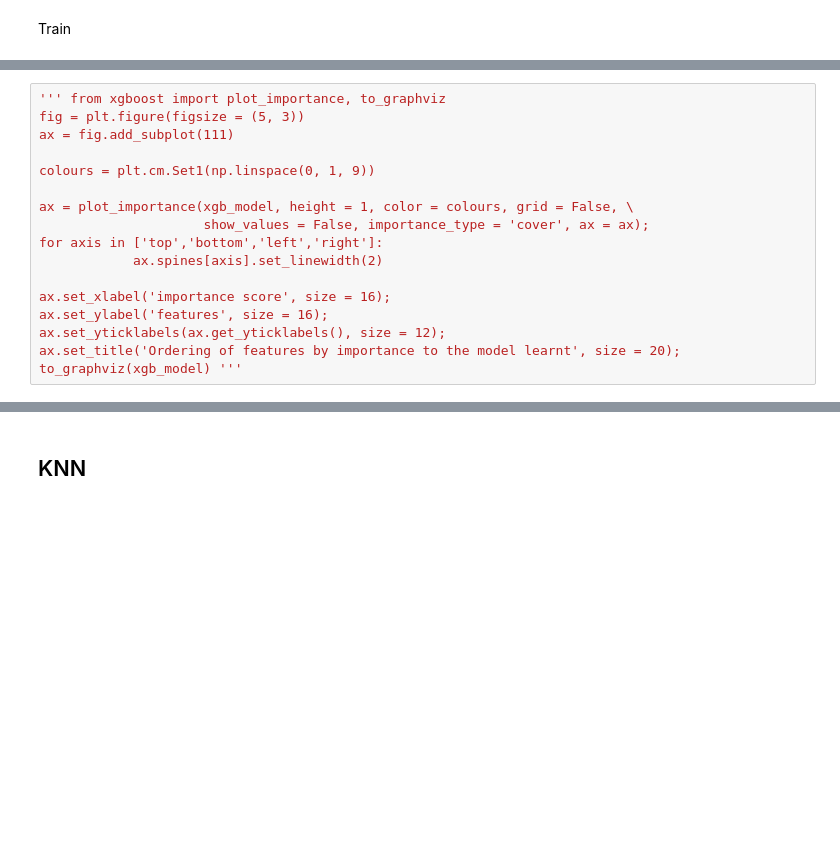
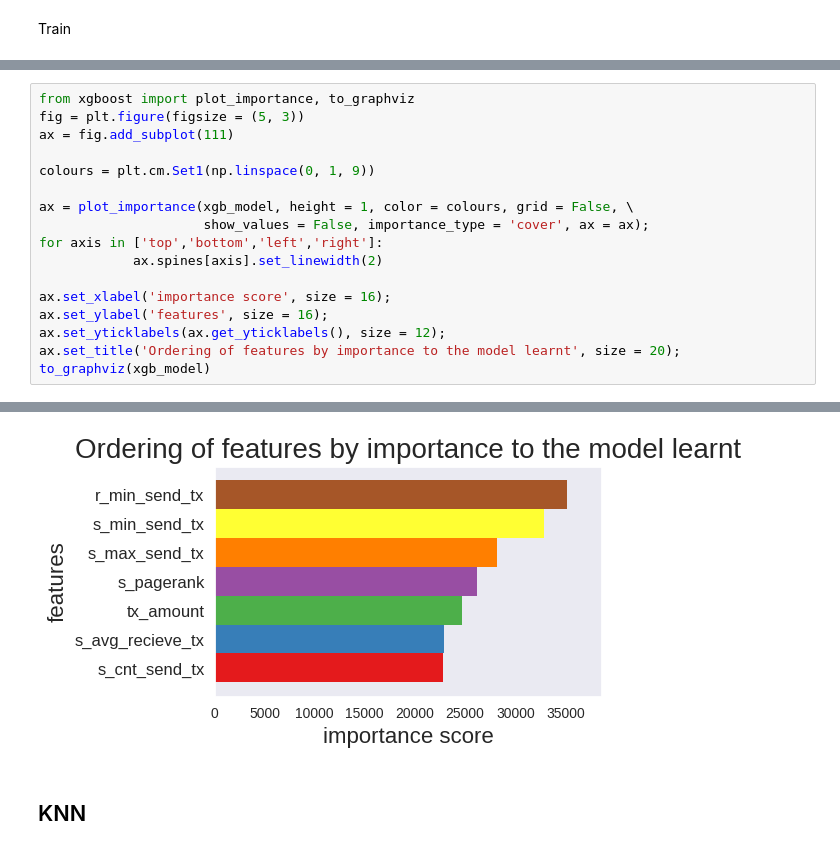
Before and after one commit to lovepreetmultani/Anti-Money-Laundering, a Jupyter notebook: No_hyperp_xgboost_Fraud_Detection_(3).ipynb, the cells around one changed output, grey strips where cells are left out. Drawn from its saved outputs; the diff is of its cells as text; blank space fills up the shorter version.

```diff
--- a/No_hyperp_xgboost_Fraud_Detection_(3).ipynb
+++ b/No_hyperp_xgboost_Fraud_Detection_(3).ipynb
@@ -384,5 +315,5 @@ f1 score: 1.0
 # %%
-''' from xgboost import plot_importance, to_graphviz
+from xgboost import plot_importance, to_graphviz
 fig = plt.figure(figsize = (5, 3))
 ax = fig.add_subplot(111)
 
@@ -397,4 +328,5 @@ ax.set_xlabel('importance score', size = 16);
 ax.set_ylabel('features', size = 16);
 ax.set_yticklabels(ax.get_yticklabels(), size = 12);
 ax.set_title('Ordering of features by importance to the model learnt', size = 20);
-to_graphviz(xgb_model) '''
+to_graphviz(xgb_model)
+# %% [output]
@@ -401,3 +334,4 @@ to_graphviz(xgb_model) '''
+[figure, added]
 # %% [markdown]
 ## KNN
 # %%
```
Also changed, not shown: parts of 29 cells of this notebook.
